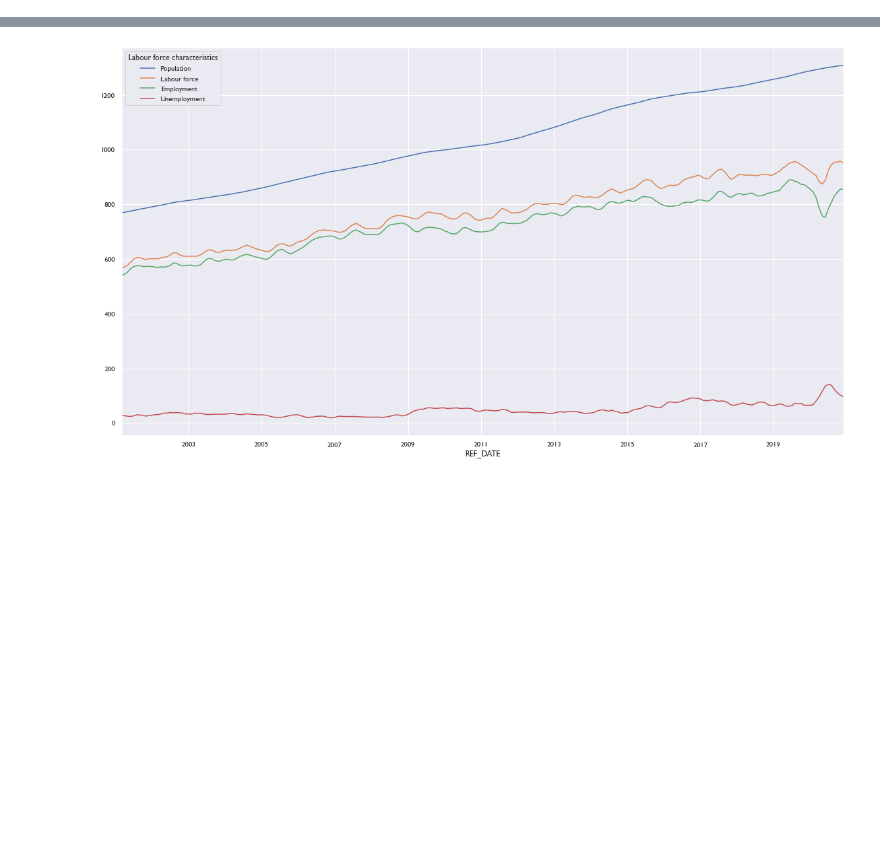
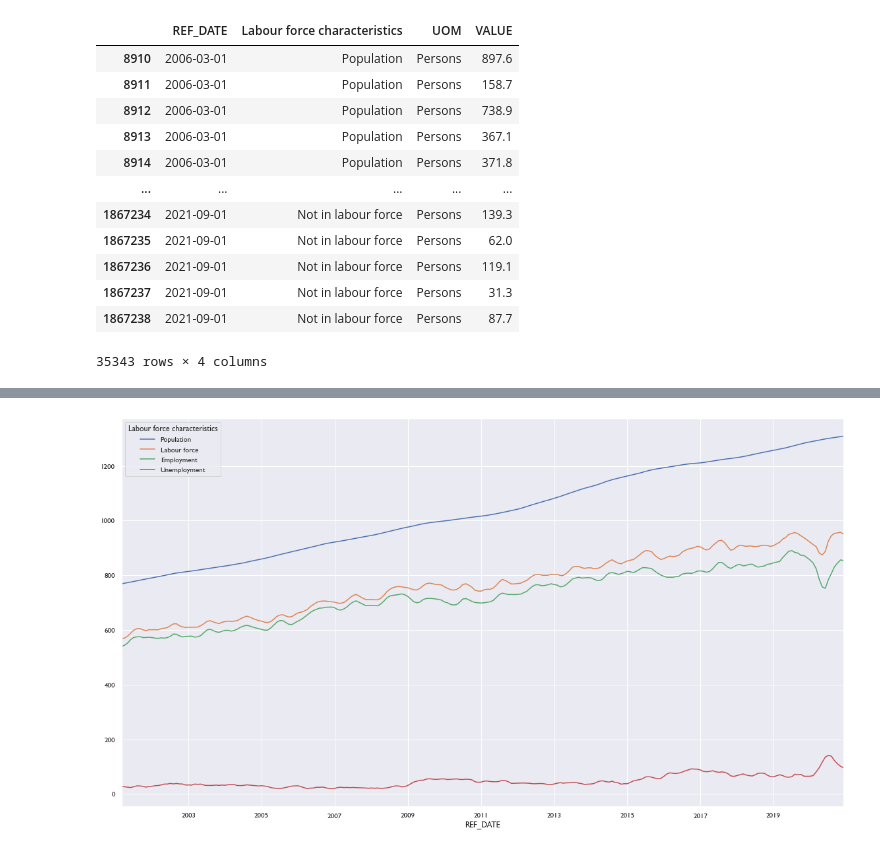
Before and after one commit to doublebigmak/housing_stats, a Jupyter notebook: cal_labour_mkt.ipynb, the cells around one changed output, grey strips where cells are left out. Cells and saved outputs as stored; diff of their text form; code cells hidden in the pictures; blank space fills up the shorter version.

```diff
--- a/cal_labour_mkt.ipynb
+++ b/cal_labour_mkt.ipynb
@@ -103,3 +84,21 @@ cal_unadj = cal_est[(cal_est['UOM']=='Persons') & (cal_est['Data type']=='Unadju
+# %%
+cal_unadj = calgary[(calgary['UOM']=='Persons')]
+# %%
+cal_unadj
+# %% [output]
+|  | REF_DATE | Labour force characteristics | UOM | VALUE |
+| 8910 | 2006-03-01 | Population | Persons | 897.6 |
+| 8911 | 2006-03-01 | Population | Persons | 158.7 |
+| 8912 | 2006-03-01 | Population | Persons | 738.9 |
+| 8913 | 2006-03-01 | Population | Persons | 367.1 |
+| 8914 | 2006-03-01 | Population | Persons | 371.8 |
+| ... | ... | ... | ... | ... |
+| 1867234 | 2021-09-01 | Not in labour force | Persons | 139.3 |
+| 1867235 | 2021-09-01 | Not in labour force | Persons | 62.0 |
+| 1867236 | 2021-09-01 | Not in labour force | Persons | 119.1 |
+| 1867237 | 2021-09-01 | Not in labour force | Persons | 31.3 |
+| 1867238 | 2021-09-01 | Not in labour force | Persons | 87.7 |
+35343 rows × 4 columns
 # %%
 cal_pivot = cal_unadj.pivot(index='REF_DATE', columns = 'Labour force characteristics',values ='VALUE')
 cal_pivot
```
Also changed, not shown: parts of 15 cells of this notebook.
